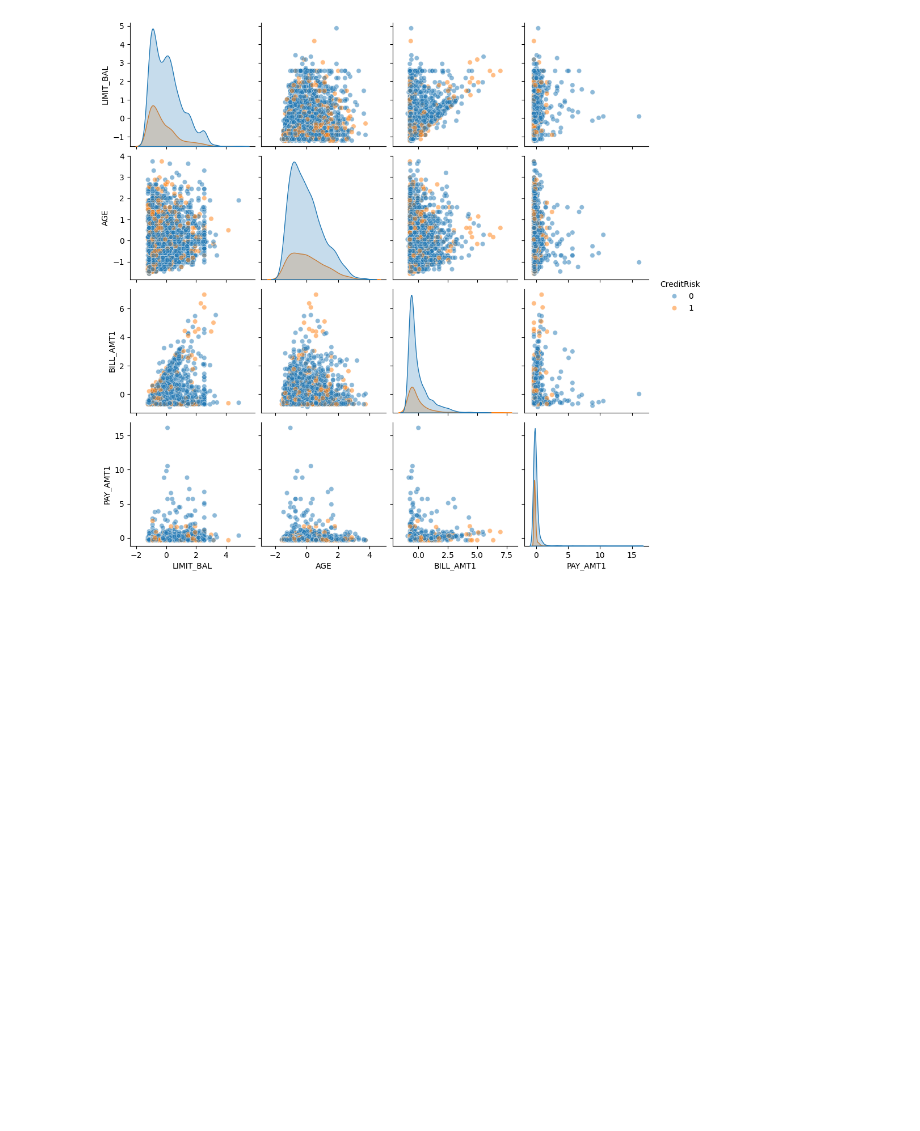
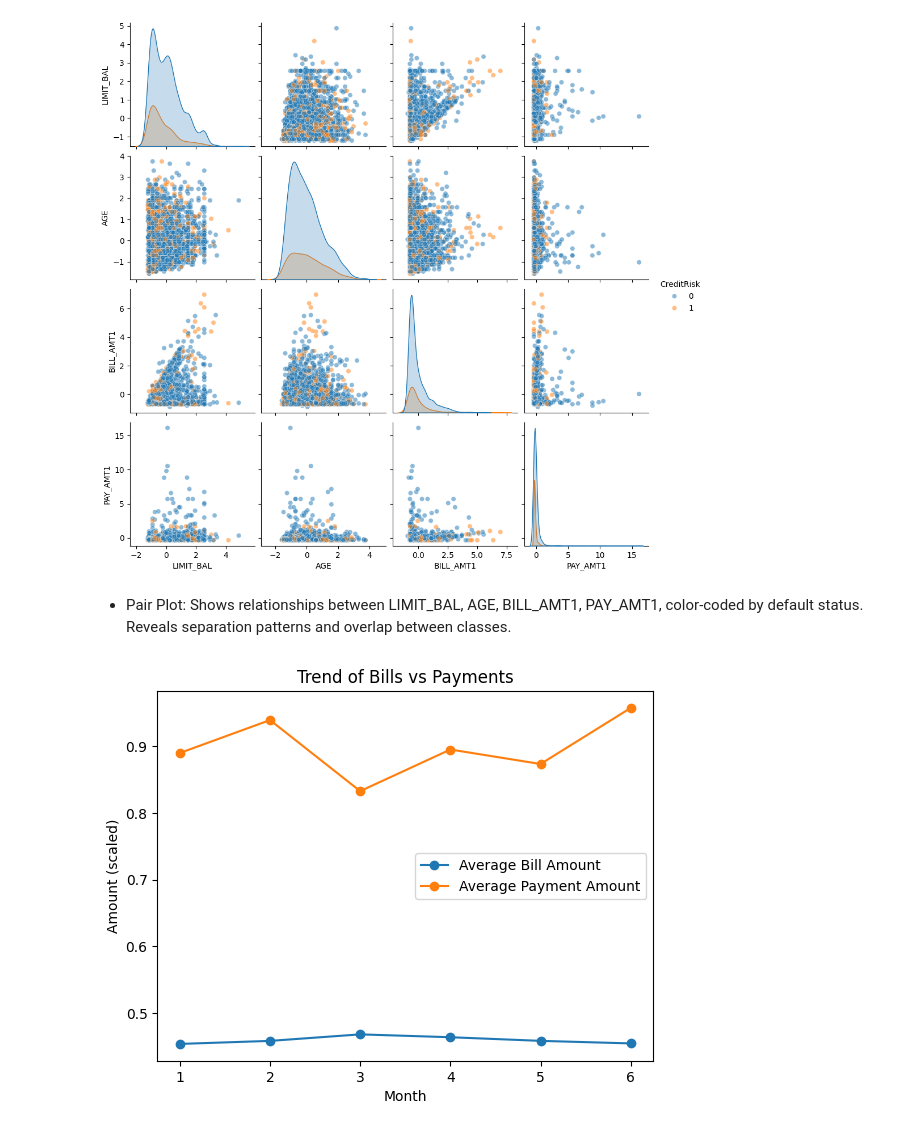
Before and after one commit to tigerlaxmikant/MS_Data_Analytics_Capstone_Project, a Jupyter notebook: Code/Data_Analytics_Capstone.ipynb, the cells around one changed output. Saved outputs shown, nothing was run; the diff lists cells and outputs as text; code cells hidden in the pictures; blank space fills up the shorter version.

```diff
--- a/Code/Data_Analytics_Capstone.ipynb
+++ b/Code/Data_Analytics_Capstone.ipynb
@@ -117,0 +196,19 @@ df[numeric_cols] = scaler.fit_transform(df[numeric_cols])
+# %%
+# Handle Outliers
+# Scale numeric variables
+from sklearn.preprocessing import RobustScaler
+
+# Continuous variables
+numeric_cols = ['LIMIT_BAL','BILL_AMT1','BILL_AMT2','BILL_AMT3',
+            'BILL_AMT4','BILL_AMT5','BILL_AMT6',
+            'PAY_AMT1','PAY_AMT2','PAY_AMT3',
+            'PAY_AMT4','PAY_AMT5','PAY_AMT6']
+
+# Initialize RobustScaler (less sensitive to outliers)
+scaler = RobustScaler()
+
+# Fit and transform
+df[numeric_cols] = scaler.fit_transform(df[numeric_cols])
+
+# Quick check: scaled summary
+print(df[numeric_cols].describe())
@@ -139,12 +323,12 @@ PAY_AMT4     float64
 # %%
 # Step 1: Clean target column
-df["DEFAULT_NEXT_MONTH"] = pd.to_numeric(df["DEFAULT_NEXT_MONTH"], errors="coerce")
+df["CreditRisk"] = pd.to_numeric(df["CreditRisk"], errors="coerce")
 
-df = df.dropna(subset=["DEFAULT_NEXT_MONTH"])
-df["DEFAULT_NEXT_MONTH"] = df["DEFAULT_NEXT_MONTH"].astype(int)
+df = df.dropna(subset=["CreditRisk"])
+df["CreditRisk"] = df["CreditRisk"].astype(int)
 
 # Step 2: Rename to meaningful name
-df = df.rename(columns={"DEFAULT_NEXT_MONTH": "CreditRisk"})
+#df = df.rename(columns={"DEFAULT_NEXT_MONTH": "CreditRisk"})
 
 
 print(df["CreditRisk"].value_counts())
@@ -305,3 +555,23 @@ sns.pairplot(df_sample[selected_cols],
 plt.show()
 # %% [output]
 [figure]
+# %% [markdown]
+- Pair Plot: Shows relationships between LIMIT_BAL, AGE, BILL_AMT1, PAY_AMT1, color‑coded by default status. Reveals separation patterns and overlap between classes.
+# %%
+import matplotlib.pyplot as plt
+
+# Average bill and payment amounts across months
+avg_bills = [df[f'BILL_AMT{i}'].mean() for i in range(1,7)]
+avg_pays  = [df[f'PAY_AMT{i}'].mean() for i in range(1,7)]
+
+months = range(1,7)
+
+plt.plot(months, avg_bills, marker='o', label='Average Bill Amount')
+plt.plot(months, avg_pays, marker='o', label='Average Payment Amount')
+plt.xlabel("Month")
+plt.ylabel("Amount (scaled)")
+plt.title("Trend of Bills vs Payments")
+plt.legend()
+plt.show()
+# %% [output]
+[figure, added]
```
Also changed, not shown: parts of 30 cells of this notebook.
